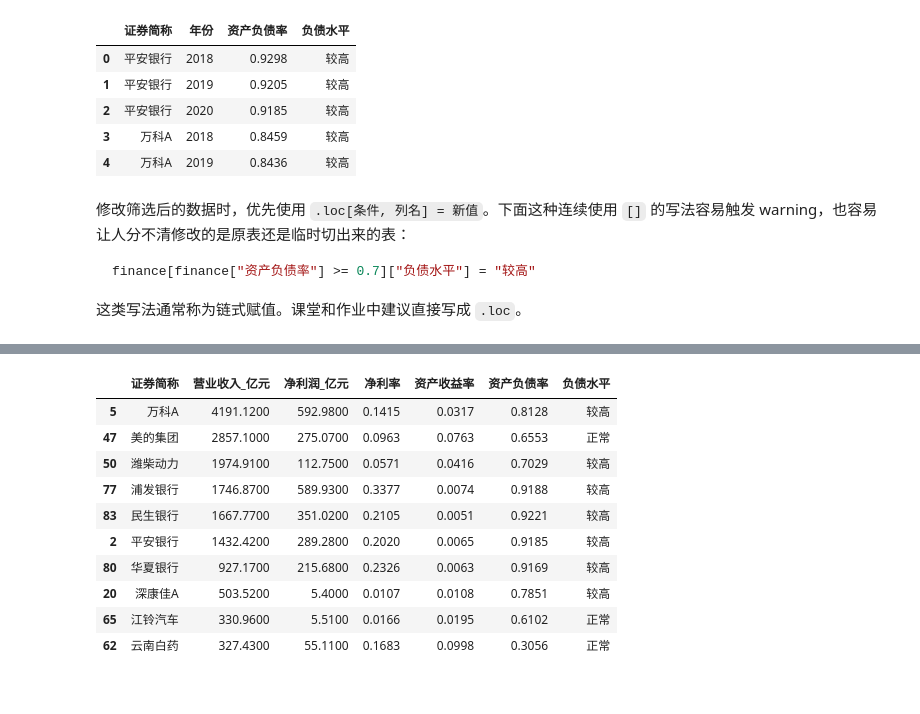
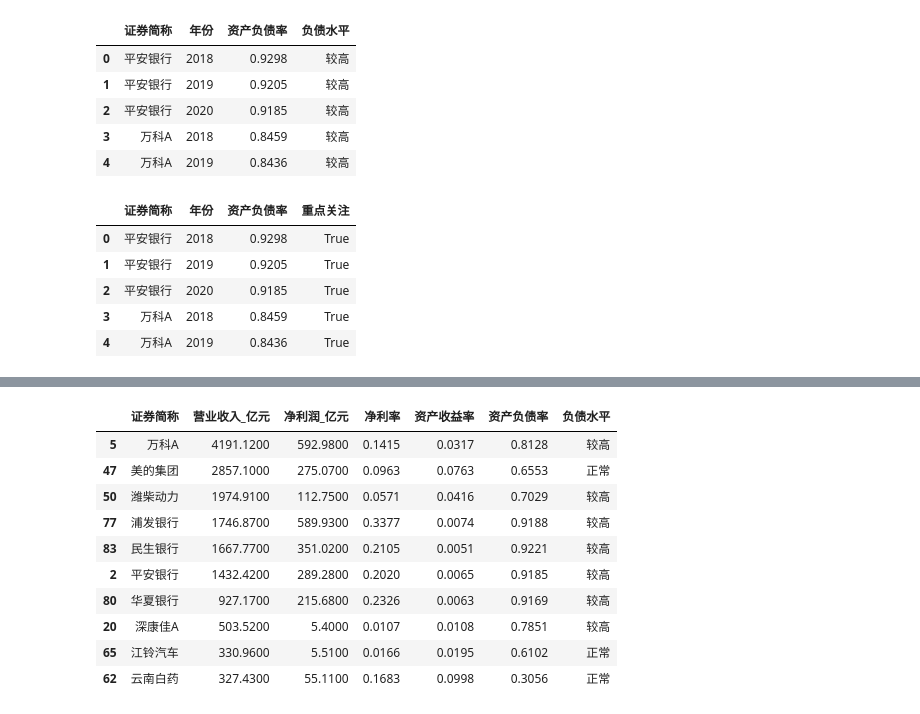
Before and after one commit to itsaquestion/py4ss_v4, a Jupyter notebook: 新章节编辑/pandas/pandas_finance_to_analysis.ipynb, the cells around one changed output, grey strips where cells are left out. Drawn from its saved outputs; the diff is of its cells as text; code cells hidden in the pictures.

````diff
--- a/新章节编辑/pandas/pandas_finance_to_analysis.ipynb
+++ b/新章节编辑/pandas/pandas_finance_to_analysis.ipynb
@@ -384,8 +395,12 @@ finance[["证券简称", "年份", "净利率", "资产收益率", "是否盈利
 # %%
-finance["负债水平"] = "正常"
-finance.loc[finance["资产负债率"] >= 0.7, "负债水平"] = "较高"
+# 根据资产负债率生成负债水平标签。
+finance["负债水平"] = np.where(
+    finance["资产负债率"] >= 0.7,  # 条件
+    "较高",  # 条件成立时的值
+    "正常",  # 条件不成立时的值
+)
 
-finance[["证券简称", "年份", "资产负债率", "负债水平"]].head()
+finance[["证券简称", "年份", "资产负债率", "负债水平"]].head()  # 查看条件生成结果
 # %% [output]
 |  | 证券简称 | 年份 | 资产负债率 | 负债水平 |
 | 0 | 平安银行 | 2018 | 0.9298 | 较高 |
@@ -393,12 +408,16 @@ finance[["证券简称", "年份", "资产负债率", "负债水平"]].head()
 | 2 | 平安银行 | 2020 | 0.9185 | 较高 |
 | 3 | 万科A | 2018 | 0.8459 | 较高 |
 | 4 | 万科A | 2019 | 0.8436 | 较高 |
-# %% [markdown]
-修改筛选后的数据时，优先使用 `.loc[条件, 列名] = 新值`。下面这种连续使用 `[]` 的写法容易触发 warning，也容易让人分不清修改的是原表还是临时切出来的表：
-
-```python
-finance[finance["资产负债率"] >= 0.7]["负债水平"] = "较高"
-```
-
-这类写法通常称为链式赋值。课堂和作业中建议直接写成 `.loc`。
+# %%
+# 用 .loc 把高负债公司标记为重点关注。
+finance["重点关注"] = False  # 先给整列一个默认值
+finance.loc[finance["资产负债率"] >= 0.7, "重点关注"] = True  # 按条件局部修改
+finance[["证券简称", "年份", "资产负债率", "重点关注"]].head()  # 查看局部修改结果
+# %% [output]
+|  | 证券简称 | 年份 | 资产负债率 | 重点关注 |
+| 0 | 平安银行 | 2018 | 0.9298 | True |
+| 1 | 平安银行 | 2019 | 0.9205 | True |
+| 2 | 平安银行 | 2020 | 0.9185 | True |
+| 3 | 万科A | 2018 | 0.8459 | True |
+| 4 | 万科A | 2019 | 0.8436 | True |
 # %% [markdown]
````
Also changed, not shown: parts of 18 cells of this notebook, 5 other files.
